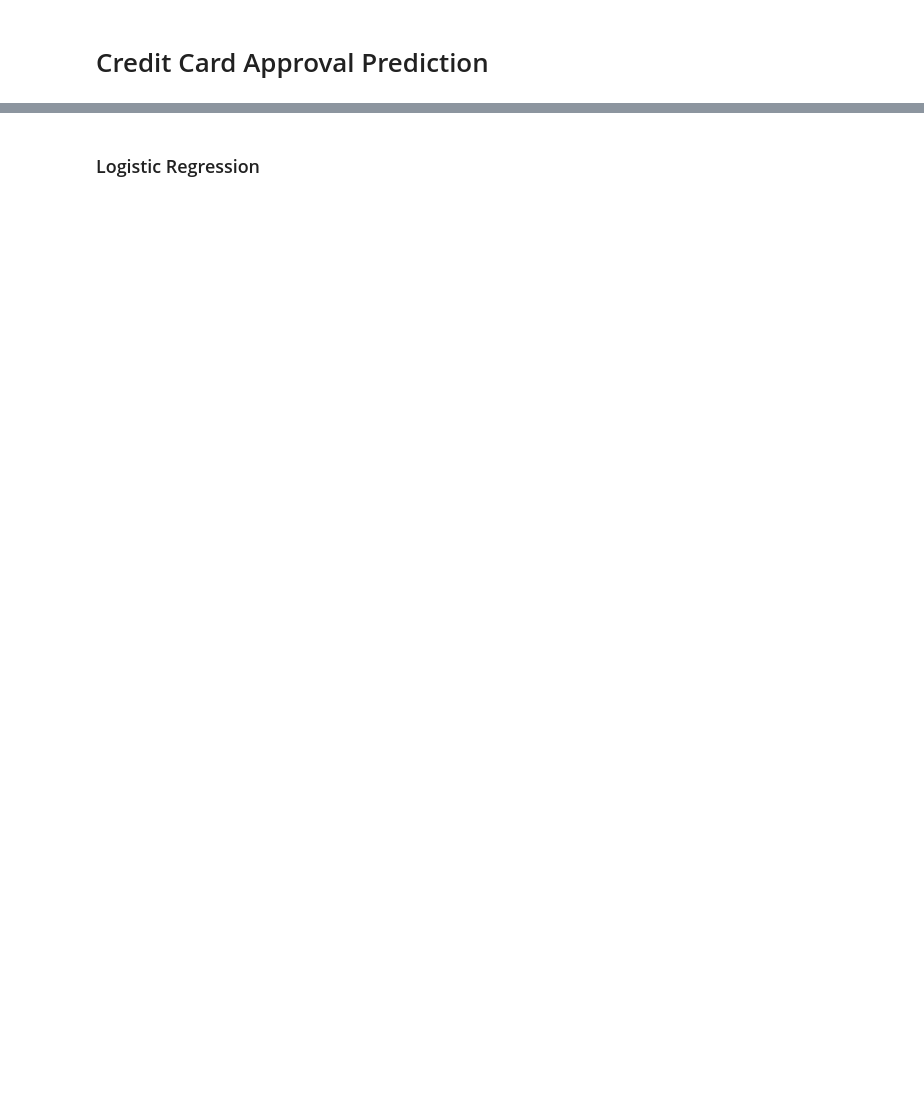
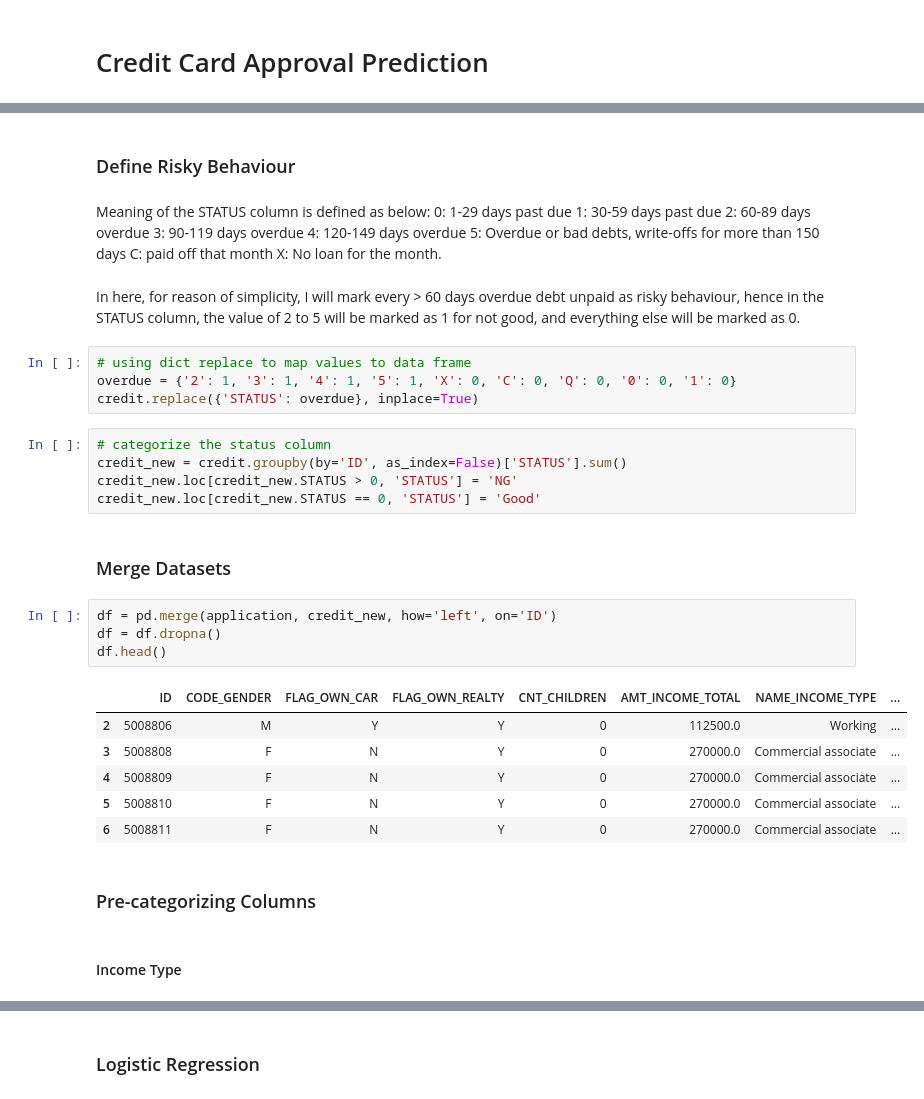
Before and after one commit to Nikolaidp24/Machine-Learning, a Jupyter notebook: Credit-Card-Problem/credit_card_prediction_explained.ipynb, the cells around one changed output, grey strips where cells are left out. Cells and saved outputs as stored; diff of their text form; blank space fills up the shorter version.

```diff
--- a/Credit-Card-Problem/credit_card_prediction_explained.ipynb
+++ b/Credit-Card-Problem/credit_card_prediction_explained.ipynb
@@ -311,0 +44,33 @@ Accuracy score of Random Forest Classifier is: 98.38%
+# %% [markdown]
+### Define Risky Behaviour
+# %% [markdown]
+Meaning of the STATUS column is defined as below:
+0: 1-29 days past due 1: 30-59 days past due 2: 60-89 days overdue 3: 90-119 days overdue 4: 120-149 days overdue 5: Overdue or bad debts, write-offs for more than 150 days C: paid off that month X: No loan for the month.
+# %% [markdown]
+In here, for reason of simplicity, I will mark every > 60 days overdue debt unpaid as risky behaviour, hence in the STATUS column, the value of 2 to 5 will be marked as 1 for not good, and everything else will be marked as 0.
+# %%
+# using dict replace to map values to data frame
+overdue = {'2': 1, '3': 1, '4': 1, '5': 1, 'X': 0, 'C': 0, 'Q': 0, '0': 0, '1': 0}
+credit.replace({'STATUS': overdue}, inplace=True)
+# %%
+# categorize the status column
+credit_new = credit.groupby(by='ID', as_index=False)['STATUS'].sum()
+credit_new.loc[credit_new.STATUS > 0, 'STATUS'] = 'NG'
+credit_new.loc[credit_new.STATUS == 0, 'STATUS'] = 'Good'
+# %% [markdown]
+### Merge Datasets
+# %%
+df = pd.merge(application, credit_new, how='left', on='ID')
+df = df.dropna()
+df.head()
+# %% [output]
+|  | ID | CODE_GENDER | FLAG_OWN_CAR | FLAG_OWN_REALTY | CNT_CHILDREN | AMT_INCOME_TOTAL | NAME_INCOME_TYPE | ... |
+| 2 | 5008806 | M | Y | Y | 0 | 112500.0 | Working | ... |
+| 3 | 5008808 | F | N | Y | 0 | 270000.0 | Commercial associate | ... |
+| 4 | 5008809 | F | N | Y | 0 | 270000.0 | Commercial associate | ... |
+| 5 | 5008810 | F | N | Y | 0 | 270000.0 | Commercial associate | ... |
+| 6 | 5008811 | F | N | Y | 0 | 270000.0 | Commercial associate | ... |
+# %% [markdown]
+### Pre-categorizing Columns
+# %% [markdown]
+#### Income Type
```
Also changed, not shown: parts of 85 cells of this notebook, 1 other file.
